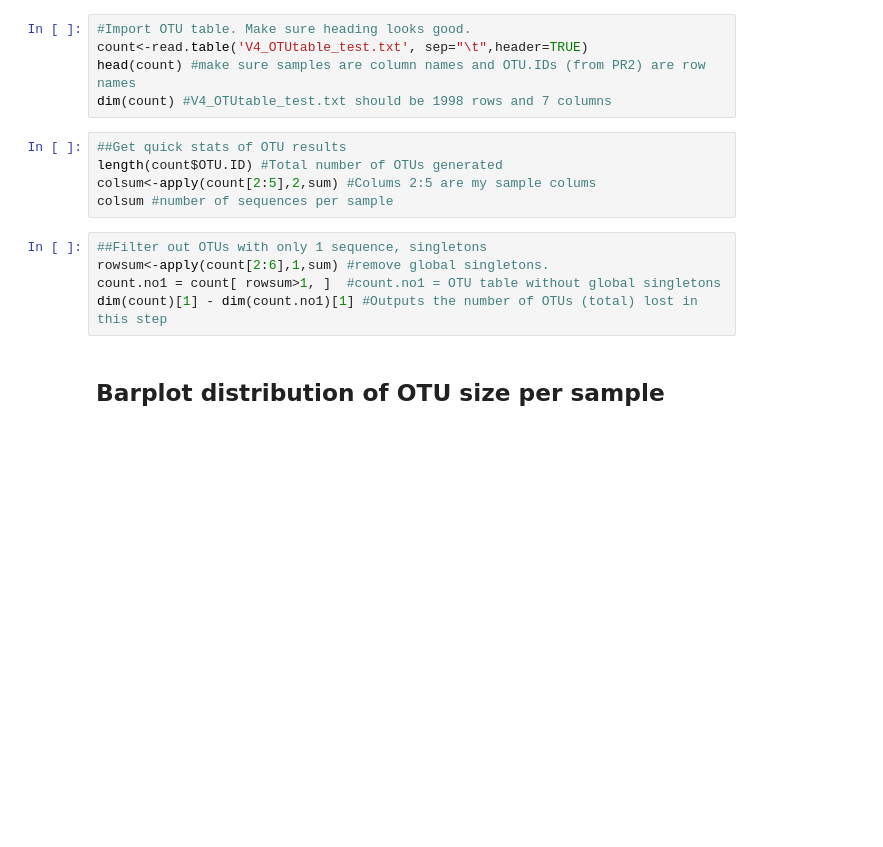
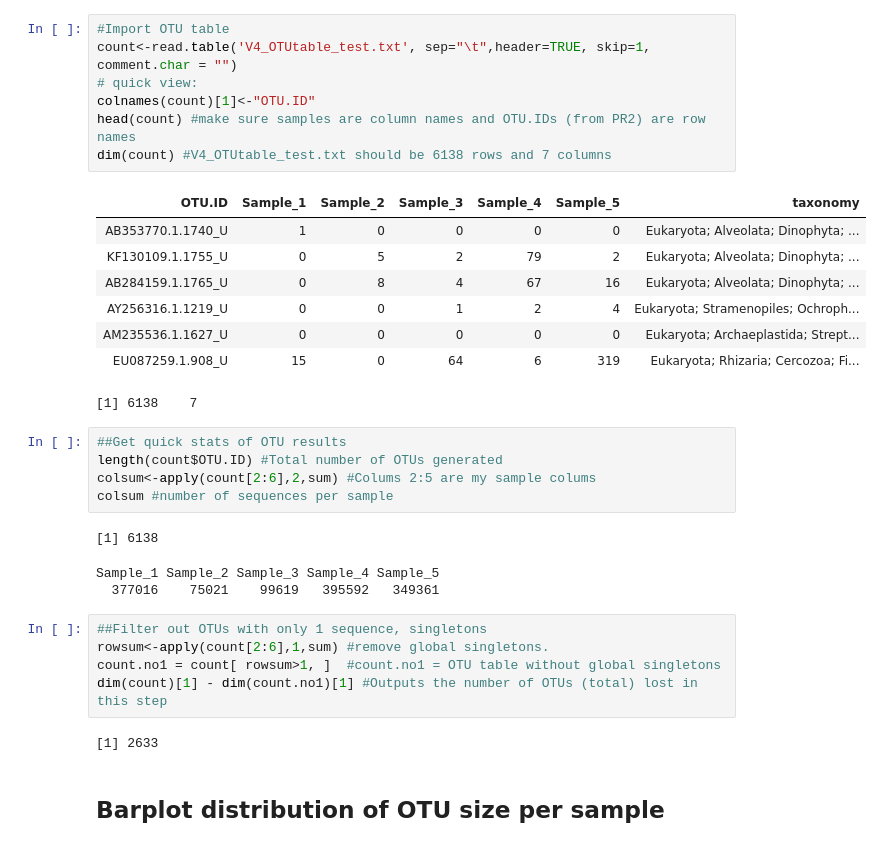
Before and after one commit to shu251/PreliminaryFigures_V4_tagseq, a Jupyter notebook: OTUtable_to_PrelimFigs_R.ipynb, the cells around one changed output. Drawn from its saved outputs; the diff is of its cells as text; blank space fills up the shorter version.

```diff
--- a/OTUtable_to_PrelimFigs_R.ipynb
+++ b/OTUtable_to_PrelimFigs_R.ipynb
@@ -10,18 +12,35 @@ library(plyr)
 # %%
-#Import OTU table. Make sure heading looks good.
-count<-read.table('V4_OTUtable_test.txt', sep="\t",header=TRUE)
+#Import OTU table
+count<-read.table('V4_OTUtable_test.txt', sep="\t",header=TRUE, skip=1, comment.char = "")
+# quick view:
+colnames(count)[1]<-"OTU.ID"
 head(count) #make sure samples are column names and OTU.IDs (from PR2) are row names
-dim(count) #V4_OTUtable_test.txt should be 1998 rows and 7 columns
+dim(count) #V4_OTUtable_test.txt should be 6138 rows and 7 columns
+# %% [output]
+| OTU.ID | Sample_1 | Sample_2 | Sample_3 | Sample_4 | Sample_5 | taxonomy |
+| AB353770.1.1740_U | 1 | 0 | 0 | 0 | 0 | Eukaryota; Alveolata; Dinophyta; ... |
+| KF130109.1.1755_U | 0 | 5 | 2 | 79 | 2 | Eukaryota; Alveolata; Dinophyta; ... |
+| AB284159.1.1765_U | 0 | 8 | 4 | 67 | 16 | Eukaryota; Alveolata; Dinophyta; ... |
+| AY256316.1.1219_U | 0 | 0 | 1 | 2 | 4 | Eukaryota; Stramenopiles; Ochroph... |
+| AM235536.1.1627_U | 0 | 0 | 0 | 0 | 0 | Eukaryota; Archaeplastida; Strept... |
+| EU087259.1.908_U | 15 | 0 | 64 | 6 | 319 | Eukaryota; Rhizaria; Cercozoa; Fi... |
+[1] 6138    7
 # %%
 ##Get quick stats of OTU results
 length(count$OTU.ID) #Total number of OTUs generated
-colsum<-apply(count[2:5],2,sum) #Colums 2:5 are my sample colums
+colsum<-apply(count[2:6],2,sum) #Colums 2:5 are my sample colums
 colsum #number of sequences per sample
+# %% [output]
+[1] 6138
+Sample_1 Sample_2 Sample_3 Sample_4 Sample_5
+  377016    75021    99619   395592   349361
 # %%
 ##Filter out OTUs with only 1 sequence, singletons
 rowsum<-apply(count[2:6],1,sum) #remove global singletons.
 count.no1 = count[ rowsum>1, ]  #count.no1 = OTU table without global singletons
 dim(count)[1] - dim(count.no1)[1] #Outputs the number of OTUs (total) lost in this step
+# %% [output]
+[1] 2633
 # %% [markdown]
 ## Barplot distribution of OTU size per sample
 # %%
```
Also changed, not shown: parts of 6 cells of this notebook, 2 other files.
